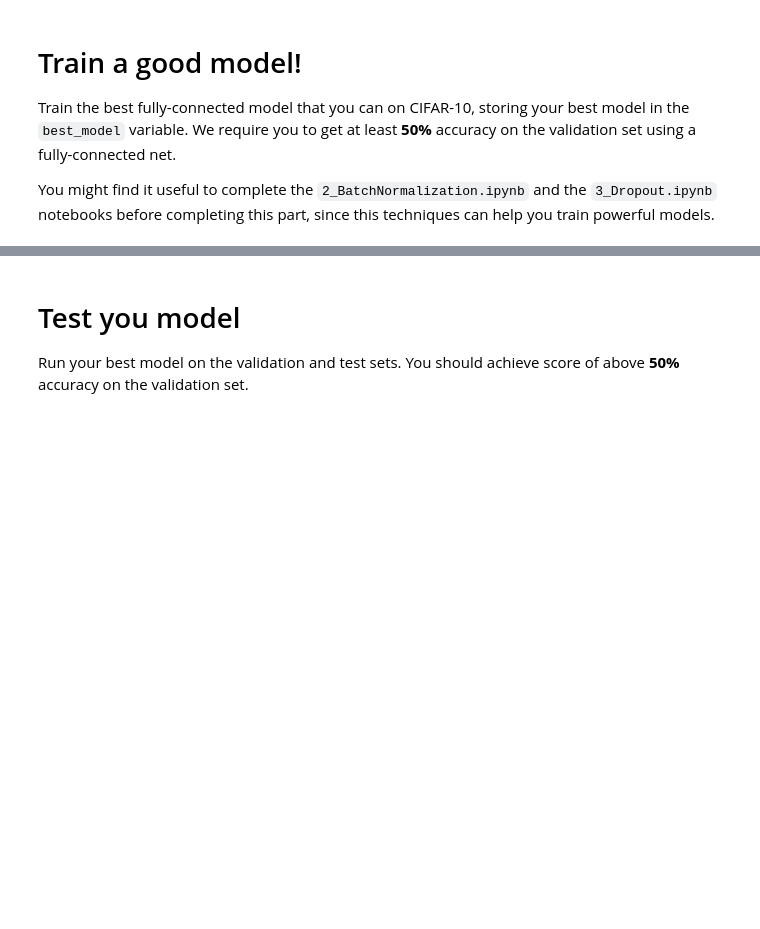
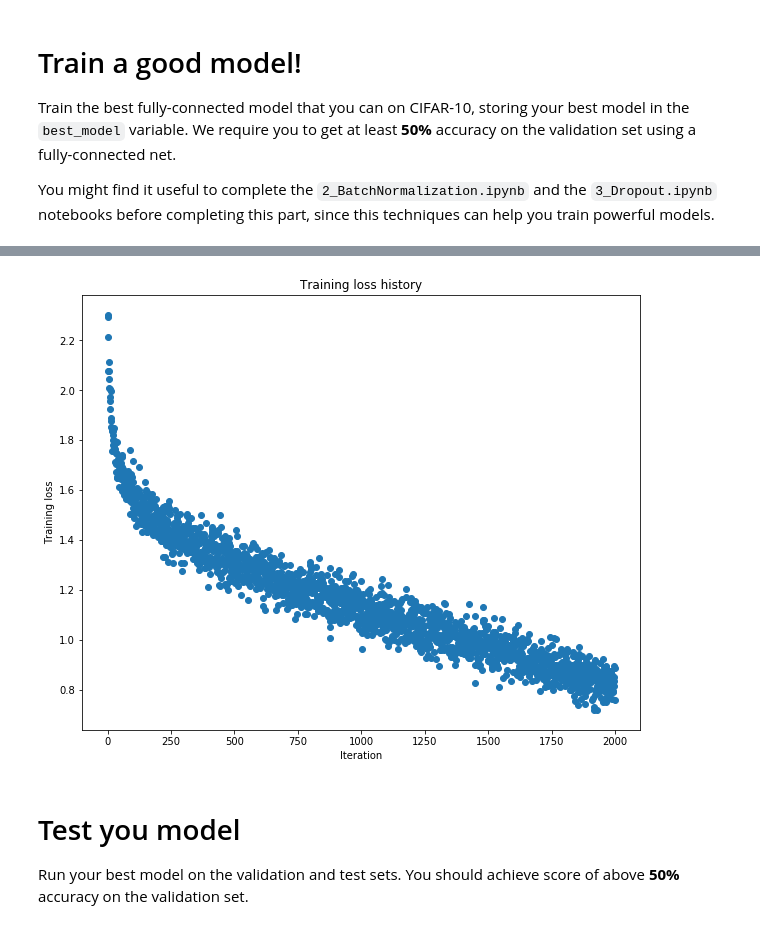
Before and after one commit to ga53kaj/in2346, a Jupyter notebook: exercise_2/1_FullyConnectedNets.ipynb, the cells around one changed output, grey strips where cells are left out. Saved outputs shown, nothing was run; the diff lists cells and outputs as text; code cells hidden in the pictures; blank space fills up the shorter version.

```diff
--- a/exercise_2/1_FullyConnectedNets.ipynb
+++ b/exercise_2/1_FullyConnectedNets.ipynb
@@ -649,0 +722,42 @@ pass
+# %%
+best_model = None
+
+################################################################################
+# TODO: Train the best FullyConnectedNet that you can on CIFAR-10. You might   #
+# batch normalization and dropout useful. Store your best model in the         #
+# best_model variable.                                                         #
+# Note that dropout is not required to pass beyond the linear scoring regime   #
+################################################################################
+
+lr = [1.15e-3]
+
+result = {}
+
+for hyp in lr:
+    model = FullyConnectedNet([150, 150], reg=1e-3, weight_scale=1e-3)
+    config = {'learning_rate': hyp}
+    solver = Solver(model, data, update_rule='adam', optim_config=config,
+                   lr_decay=0.95, num_epochs=20, batch_size=480, print_every=25)
+    solver.train()
+    result[learning_rate] = solver
+
+best_loss = float('inf')
+for k, v in result.items():
+    print(k, v.loss_history[-1])
+    if v.loss_history[-1] < best_loss:
+        best_loss = v.loss_history[-1]
+        best_params = k
+        solver = v
+        best_model = solver.model
+
+print('Best training accuracy: %.2f, best parameters: learning rate %.1E' % (solver.check_accuracy(data['X_train'], data['y_train']), best_params))
+plt.plot(solver.loss_history, 'o')
+plt.title('Training loss history')
+plt.xlabel('Iteration')
+plt.ylabel('Training loss')
+plt.show()
+
+################################################################################
+#                              END OF YOUR CODE                                #
+################################################################################
+# %% [output]
@@ -650,3 +781,4 @@ pass
+[figure, added]
 # %% [markdown]
 # Test you model
 Run your best model on the validation and test sets. You should achieve score of above __50%__ accuracy on the validation set.
```
Also changed, not shown: parts of 14 cells of this notebook, 2 other files.
